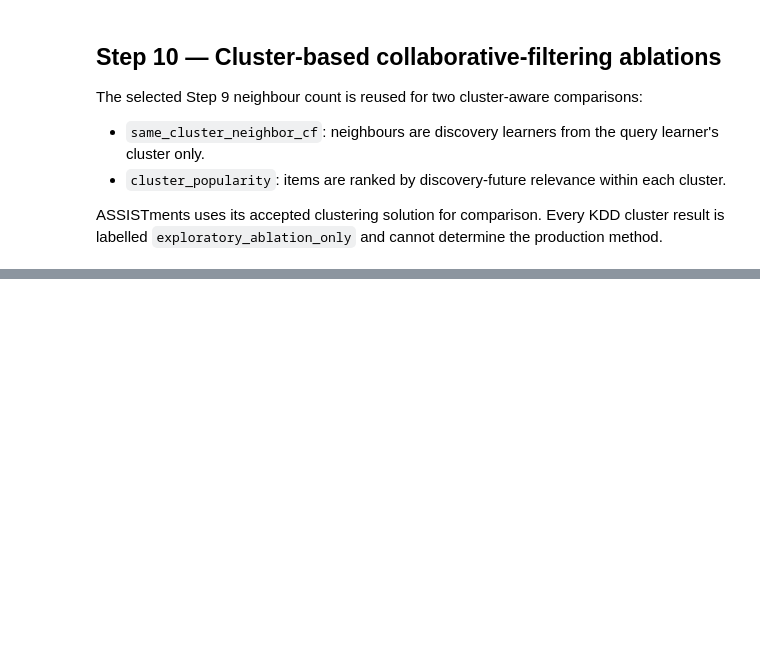
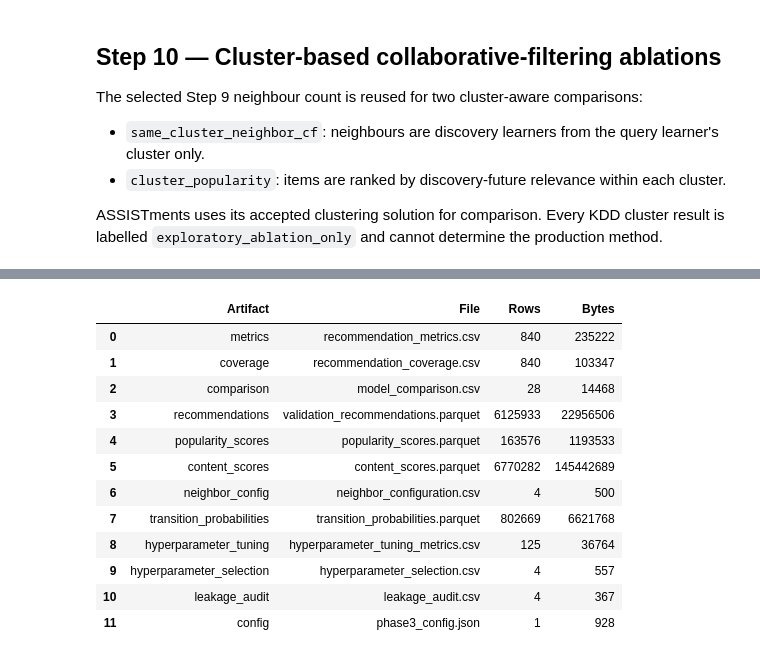
Before and after one commit to Youssef-Abdelazez/final-project, a Jupyter notebook: baseline_testing/Recommendation_Baselines_Final.ipynb, the cells around one changed output, grey strips where cells are left out. Drawn from its saved outputs; the diff is of its cells as text; code cells hidden in the pictures; blank space fills up the shorter version.

```diff
--- a/baseline_testing/Recommendation_Baselines_Final.ipynb
+++ b/baseline_testing/Recommendation_Baselines_Final.ipynb
@@ -1819,0 +2077,4 @@ display(steps_8_10_manifest)
+# %%
+SEQUENTIAL_RECENCY_CANDIDATES = (0.50, 0.70, 0.90)
+SEQUENTIAL_SHRINKAGE_CANDIDATES = (0.0, 10.0)
+assert SEQUENTIAL_RECENCY_DECAY in SEQUENTIAL_RECENCY_CANDIDATES
@@ -1819,0 +3002,95 @@ display(steps_8_10_manifest)
+# %%
+import shutil
+
+hyperparameter_tuning_metrics = pd.concat([
+    neighbor_tuning_metrics, neighbor_weighting_tuning_metrics,
+    content_tuning_metrics, sequential_tuning_metrics,
+], ignore_index=True, sort=False)
+final_paths = {
+    'metrics': OUTPUT_ROOT / 'recommendation_metrics.csv',
+    'coverage': OUTPUT_ROOT / 'recommendation_coverage.csv',
+    'comparison': OUTPUT_ROOT / 'model_comparison.csv',
+    'recommendations': OUTPUT_ROOT / 'validation_recommendations.parquet',
+    'popularity_scores': OUTPUT_ROOT / 'popularity_scores.parquet',
+    'content_scores': OUTPUT_ROOT / 'content_scores.parquet',
+    'neighbor_config': OUTPUT_ROOT / 'neighbor_configuration.csv',
+    'transition_probabilities': OUTPUT_ROOT / 'transition_probabilities.parquet',
+    'hyperparameter_tuning': OUTPUT_ROOT / 'hyperparameter_tuning_metrics.csv',
+    'hyperparameter_selection': OUTPUT_ROOT / 'hyperparameter_selection.csv',
+    'leakage_audit': OUTPUT_ROOT / 'leakage_audit.csv',
+    'config': OUTPUT_ROOT / 'phase3_config.json',
+}
+recommendation_metrics.to_csv(final_paths['metrics'], index=False)
+recommendation_coverage.to_csv(final_paths['coverage'], index=False)
+model_comparison.to_csv(final_paths['comparison'], index=False)
+assert final_paths['recommendations'] == final_recommendation_path
+shutil.copyfile(
+    OUTPUT_ROOT / 'step6_popularity_scores.parquet',
+    final_paths['popularity_scores'],
+)
+shutil.copyfile(
+    step13_model_paths['content_scores'], final_paths['content_scores']
+)
+selected_neighbor_configuration.to_csv(final_paths['neighbor_config'], index=False)
+shutil.copyfile(
+    steps_11_12_paths['transition_probabilities'],
+    final_paths['transition_probabilities'],
+)
+hyperparameter_tuning_metrics.to_csv(
+    final_paths['hyperparameter_tuning'], index=False
+)
+hyperparameter_selection.to_csv(final_paths['hyperparameter_selection'], index=False)
+leakage_audit.to_csv(final_paths['leakage_audit'], index=False)
+phase3_config = {
+    'phase': 3, 'implemented_steps': list(range(1, 17)),
+    'selection_source': 'discovery_only',
+    'execution_graph': 'single_validation_evaluation_after_discovery_selection',
+    'final_evaluation_cohort': 'validation',
+    'primary_decision_slice': {
+        'dataset': 'ASSISTments', 'relevance': 'attempted',
+        'candidate_policy': 'all_supported', 'segment': 'all', 'k': 10,
+    },
+    'coverage_floor_ratio': 0.50,
+    'candidate_policies': list(CANDIDATE_POLICIES),
+    'relevance_definitions': RELEVANCE_DEFINITIONS,
+    'metric_ks': list(METRIC_KS), 'random_state': RANDOM_STATE,
+    'validation_future_role': 'evaluation_only',
+    'kdd_cluster_evidence': 'exploratory_ablation_only',
+    'dense_learner_item_matrix_constructed': False,
+}
+with open(final_paths['config'], 'w', encoding='utf-8') as file:
+    json.dump(phase3_config, file, indent=2)
+
+artifact_manifest = pd.DataFrame([
+    {
+        'Artifact': name, 'File': path.name,
+        'Rows': (
+            pq.ParquetFile(path).metadata.num_rows
+            if path.suffix == '.parquet'
+            else (len(pd.read_csv(path)) if path.suffix == '.csv' else 1)
+        ),
+        'Bytes': path.stat().st_size,
+    }
+    for name, path in final_paths.items()
+])
+artifact_manifest.to_csv(OUTPUT_ROOT / 'artifact_manifest.csv', index=False)
+assert len(pd.read_csv(final_paths['metrics'])) == len(recommendation_metrics)
+assert pq.ParquetFile(
+    final_paths['recommendations']
+).metadata.num_rows == validation_recommendation_rows
+assert len(artifact_manifest) == len(final_paths)
+display(artifact_manifest)
+# %% [output]
+|  | Artifact | File | Rows | Bytes |
+| 0 | metrics | recommendation_metrics.csv | 840 | 235222 |
+| 1 | coverage | recommendation_coverage.csv | 840 | 103347 |
+| 2 | comparison | model_comparison.csv | 28 | 14468 |
+| 3 | recommendations | validation_recommendations.parquet | 6125933 | 22956506 |
+| 4 | popularity_scores | popularity_scores.parquet | 163576 | 1193533 |
+| 5 | content_scores | content_scores.parquet | 6770282 | 145442689 |
+| 6 | neighbor_config | neighbor_configuration.csv | 4 | 500 |
+| 7 | transition_probabilities | transition_probabilities.parquet | 802669 | 6621768 |
+| 8 | hyperparameter_tuning | hyperparameter_tuning_metrics.csv | 125 | 36764 |
+| 9 | hyperparameter_selection | hyperparameter_selection.csv | 4 | 557 |
+| 10 | leakage_audit | leakage_audit.csv | 4 | 367 |
+| 11 | config | phase3_config.json | 1 | 928 |
```
Also changed, not shown: parts of 28 cells of this notebook.
